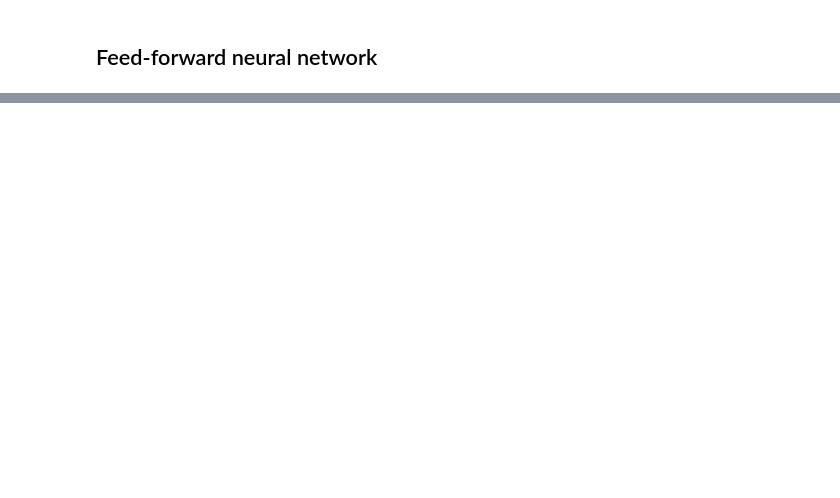
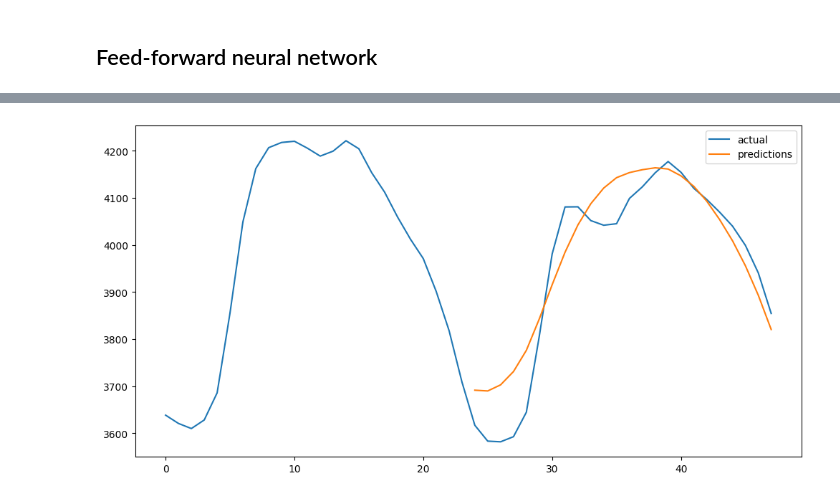
Before and after one commit to gunhamn/public, a Jupyter notebook: DL_Forecasting/training.ipynb, the cells around one changed output, grey strips where cells are left out. Drawn from its saved outputs; the diff is of its cells as text; code cells hidden in the pictures; blank space fills up the shorter version.

```diff
--- a/DL_Forecasting/training.ipynb
+++ b/DL_Forecasting/training.ipynb
@@ -205,0 +113,33 @@ predict_and_update(model, NO3_test_features, NO3_test_targets)
+# %%
+from keras.models import load_model
+
+# Load the model
+model = load_model('models/FF_NO3_300epochs.keras')
+# %%
+import matplotlib.pyplot as plt
+
+def predict_and_update(model, test_x, test_y, start=24, end=48, scaler=NO3scaler):
+    test_x_copy = test_x[start-24:end].copy()
+    test_y_copy = test_y[start-24:end].copy()
+    test_x_copy[start + 1:, -1] = 0
+    predictions = []
+    for i in range(24, len(test_y_copy)):
+        prediction = model.predict(test_x_copy[i].reshape(1, -1), verbose=0)
+        predictions.append(prediction[0][0])
+        if i < len(test_x_copy)-1:
+            test_x_copy[i+1, -1] = prediction
+
+    # Rescale the data to original values
+    predictions = scaler.inverse_transform(np.array(predictions).reshape(-1, 1)).reshape(-1)
+    test_y_copy = scaler.inverse_transform(test_y_copy.reshape(-1, 1)).reshape(-1)
+
+    plt.figure(figsize=(12, 6))
+    plt.plot(test_y_copy, label='actual')
+    plt.plot(range(24, len(test_y_copy)), predictions, label='predictions')
+    plt.legend()
+    plt.show()
+
+# test the function
+predict_and_update(model, NO3_test_x, NO3_test_y)
+# %% [output]
+[figure, added]
```
Also changed, not shown: parts of 8 cells of this notebook, 16 other files.
